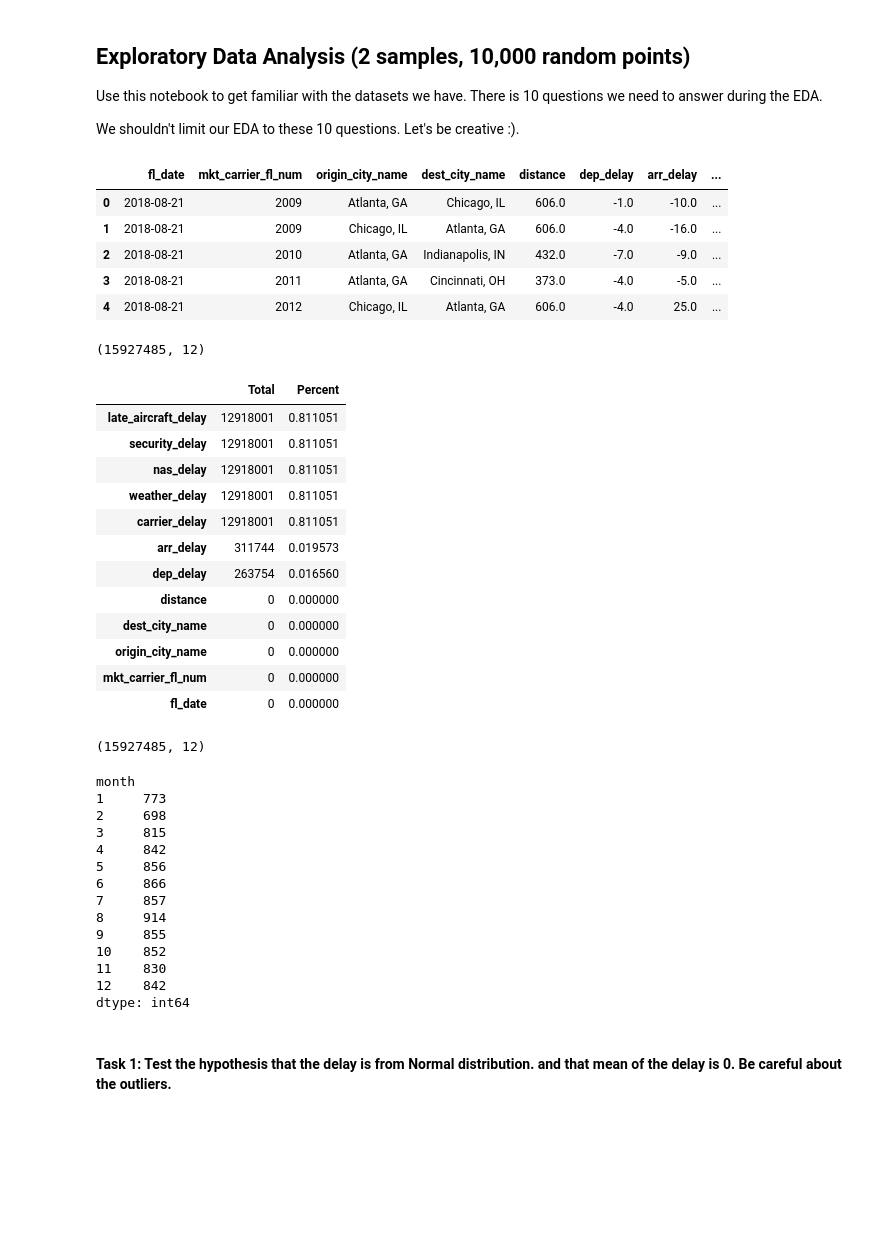
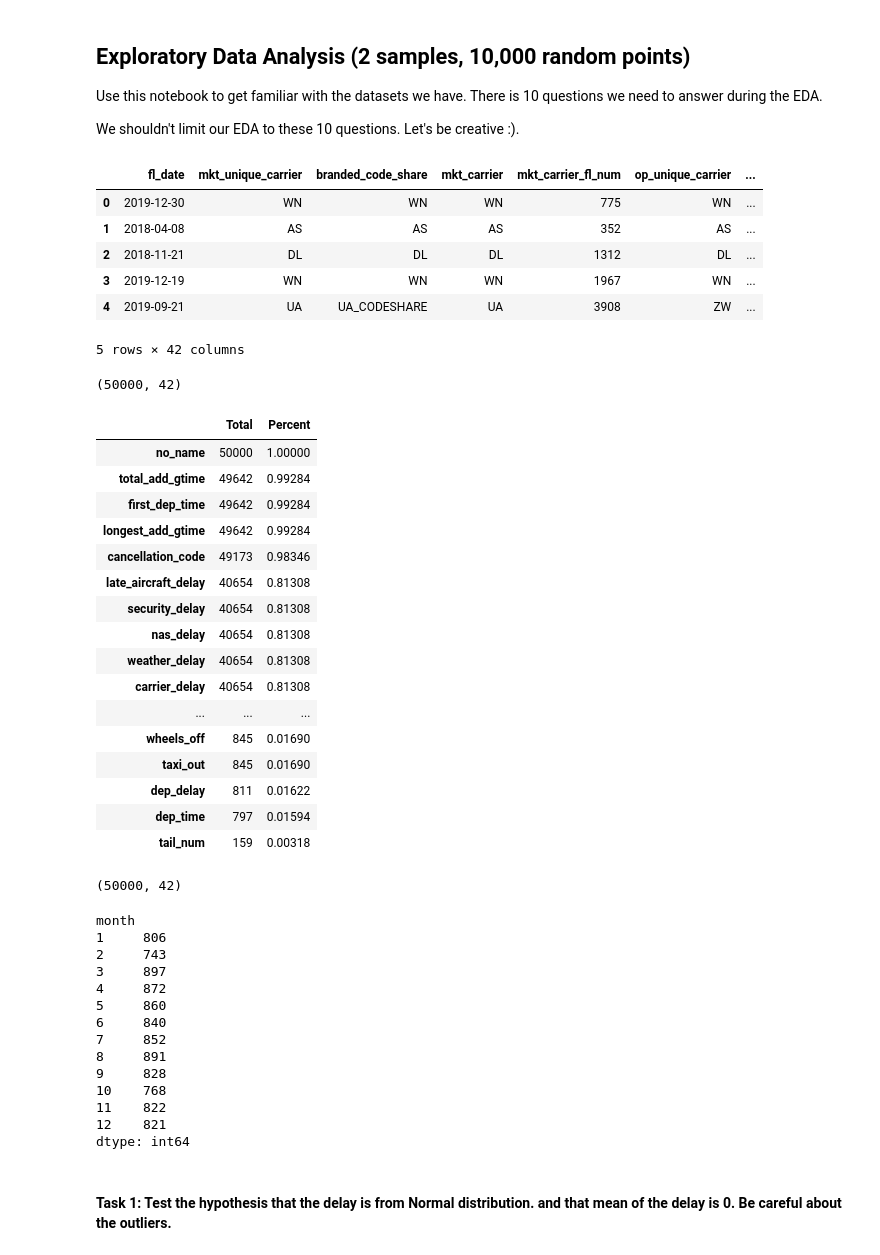
Before and after one commit to WongMatthew/LHL-Predicting-Flight-Patterns, a Jupyter notebook: Flight Prediction - master/exploratory_analysis.ipynb, the cells around one changed output. Cells and saved outputs as stored; diff of their text form; code cells hidden in the pictures; blank space fills up the shorter version.

```diff
--- a/Flight Prediction - master/exploratory_analysis.ipynb
+++ b/Flight Prediction - master/exploratory_analysis.ipynb
@@ -12,41 +12,46 @@ import matplotlib.pyplot as plt
 import seaborn as sns
 import datetime
 # %%
-data = pd.read_csv('/Users/Prashanta/Desktop/airplane_data/airplane_data_full.csv',delimiter=';')
+data = pd.read_csv('/Users/Prashanta/Desktop/airplane_data/flights_table(50,000_points).csv',delimiter=';')
 data = data.iloc[: , 1:]
 display(data.head())
 display(data.shape)
 # %% [output]
-|  | fl_date | mkt_carrier_fl_num | origin_city_name | dest_city_name | distance | dep_delay | arr_delay | ... |
-| 0 | 2018-08-21 | 2009 | Atlanta, GA | Chicago, IL | 606.0 | -1.0 | -10.0 | ... |
-| 1 | 2018-08-21 | 2009 | Chicago, IL | Atlanta, GA | 606.0 | -4.0 | -16.0 | ... |
-| 2 | 2018-08-21 | 2010 | Atlanta, GA | Indianapolis, IN | 432.0 | -7.0 | -9.0 | ... |
-| 3 | 2018-08-21 | 2011 | Atlanta, GA | Cincinnati, OH | 373.0 | -4.0 | -5.0 | ... |
-| 4 | 2018-08-21 | 2012 | Chicago, IL | Atlanta, GA | 606.0 | -4.0 | 25.0 | ... |
+|  | fl_date | mkt_unique_carrier | branded_code_share | mkt_carrier | mkt_carrier_fl_num | op_unique_carrier | ... |
+| 0 | 2019-12-30 | WN | WN | WN | 775 | WN | ... |
+| 1 | 2018-04-08 | AS | AS | AS | 352 | AS | ... |
+| 2 | 2018-11-21 | DL | DL | DL | 1312 | DL | ... |
+| 3 | 2019-12-19 | WN | WN | WN | 1967 | WN | ... |
+| 4 | 2019-09-21 | UA | UA_CODESHARE | UA | 3908 | ZW | ... |
-(15927485, 12)
+5 rows × 42 columns
+(50000, 42)
 # %%
 # missing data
 total = data.isnull().sum().sort_values(ascending=False)
 percent = (data.isnull().sum()/data.isnull().count()).sort_values(ascending=False)
 missing_data = pd.concat([total, percent], axis=1, keys=['Total', 'Percent'])
 
-display(missing_data.head(20))
+display(missing_data[missing_data['Total']>0])
 display(data.shape)
 # %% [output]
 |  | Total | Percent |
-| late_aircraft_delay | 12918001 | 0.811051 |
-| security_delay | 12918001 | 0.811051 |
-| nas_delay | 12918001 | 0.811051 |
-| weather_delay | 12918001 | 0.811051 |
-| carrier_delay | 12918001 | 0.811051 |
-| arr_delay | 311744 | 0.019573 |
-| dep_delay | 263754 | 0.016560 |
-| distance | 0 | 0.000000 |
-| dest_city_name | 0 | 0.000000 |
-| origin_city_name | 0 | 0.000000 |
-| mkt_carrier_fl_num | 0 | 0.000000 |
-| fl_date | 0 | 0.000000 |
+| no_name | 50000 | 1.00000 |
+| total_add_gtime | 49642 | 0.99284 |
+| first_dep_time | 49642 | 0.99284 |
+| longest_add_gtime | 49642 | 0.99284 |
+| cancellation_code | 49173 | 0.98346 |
+| late_aircraft_delay | 40654 | 0.81308 |
+| security_delay | 40654 | 0.81308 |
+| nas_delay | 40654 | 0.81308 |
+| weather_delay | 40654 | 0.81308 |
+| carrier_delay | 40654 | 0.81308 |
+| ... | ... | ... |
+| wheels_off | 845 | 0.01690 |
+| taxi_out | 845 | 0.01690 |
+| dep_delay | 811 | 0.01622 |
+| dep_time | 797 | 0.01594 |
+| tail_num | 159 | 0.00318 |
-(15927485, 12)
+(50000, 42)
 # %%
 #create two samples of 10,000 points each
 sample1 = data.sample(n=10000, random_state=0)
@@ -58,18 +63,18 @@ sample2['month'] = pd.DatetimeIndex(sample2['fl_date']).month
 sample1.groupby(by='month').size()
 # %% [output]
 month
-1     773
-2     698
-3     815
-4     842
-5     856
-6     866
-7     857
-8     914
-9     855
-10    852
-11    830
-12    842
+1     806
+2     743
+3     897
+4     872
+5     860
+6     840
+7     852
+8     891
+9     828
+10    768
+11    822
+12    821
 dtype: int64
 # %% [markdown]
 #### **Task 1**: Test the hypothesis that the delay is from Normal distribution. and that **mean** of the delay is 0. Be careful about the outliers.
```
Also changed, not shown: parts of 5 cells of this notebook, 1 other file.
